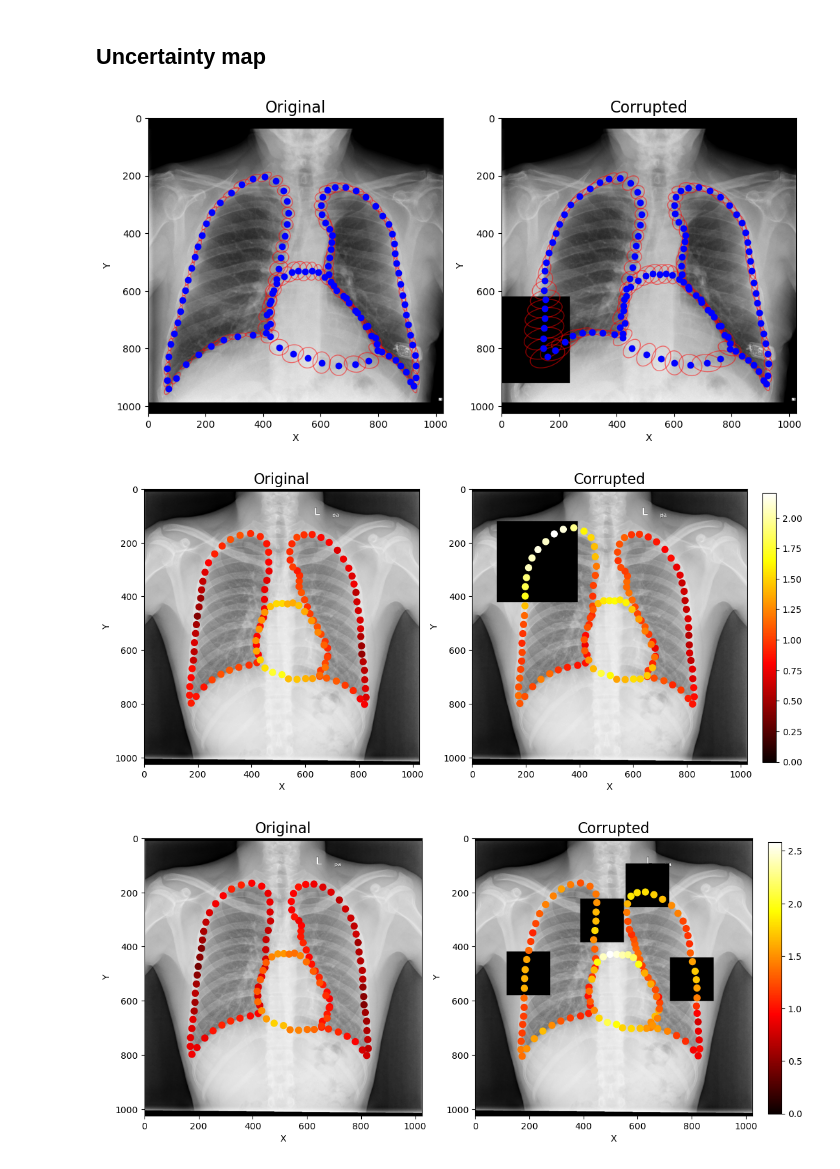
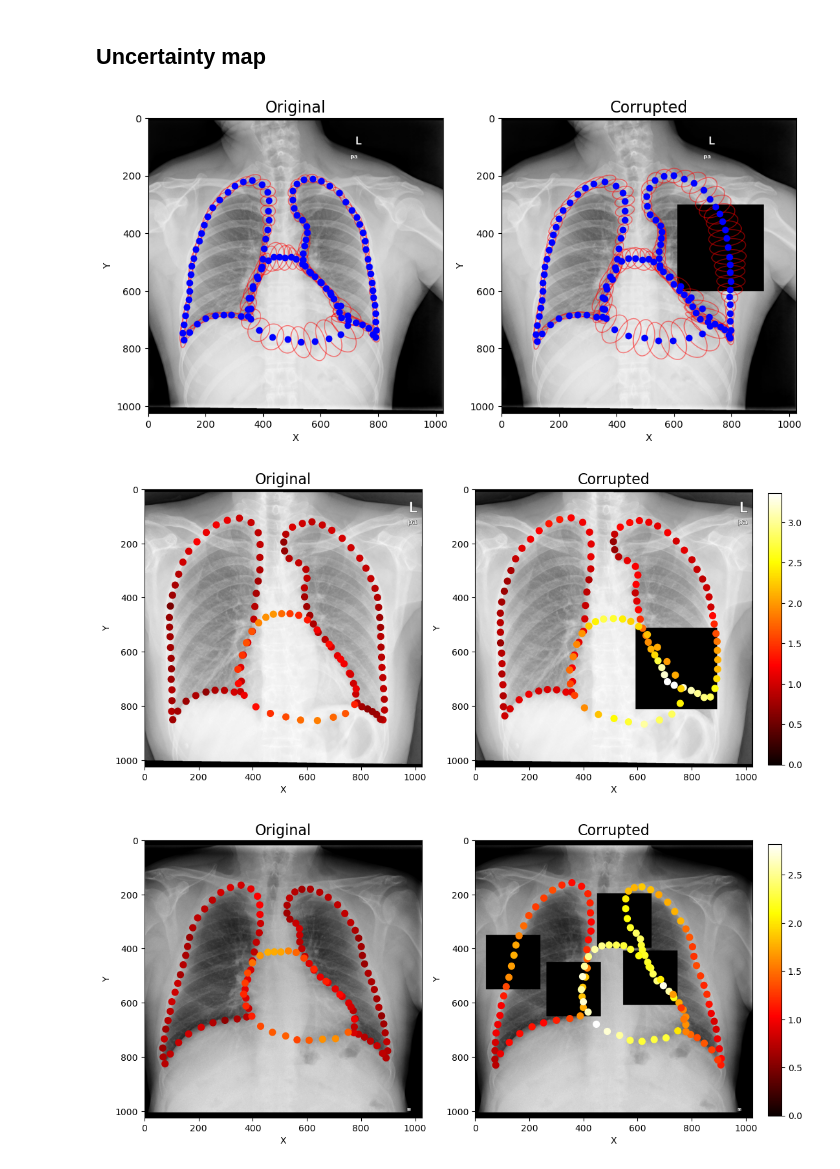
Before and after one commit to mcosarinsky/HybridGNet-uncertainty, a Jupyter notebook: Plots.ipynb, the cells around one changed output. Drawn from its saved outputs; the diff is of its cells as text; code cells hidden in the pictures.

```diff
--- a/Plots.ipynb
+++ b/Plots.ipynb
@@ -10,7 +10,7 @@ from DataPreparation import *
 
 # Paths
 img_dir = 'Datasets/Chestxray/Test_images'
-output_dir = 'Datasets/Chestxray/Output'
+output_dir = 'Datasets/Chestxray/Output_Skip'
 img_name = 'CHNCXR_0062_0.png'
 
 df, img = load_image_and_samples(img_dir, output_dir, img_name)
@@ -77,24 +120,24 @@ for img_name in selected_images:
 ## Uncertainty map
 # %%
 img_dir_corr = 'Datasets/Chestxray/Test_images/Corrupted/occlusion'
-output_dir_corr = 'Datasets/Chestxray/Output/Corrupted/occlusion'
+output_dir_corr = 'Datasets/Chestxray/Output_Skip/Corrupted/occlusion'
 
-img_name_orig = '121369866312829737404259612004787672904_od40ao.png'
+img_name_orig = 'CHNCXR_0080_0.png'
 img_name_corr = f"{img_name_orig.strip('.png')}_1.png"
 
 df_orig, img_orig = load_image_and_samples(img_dir, output_dir, img_name_orig)
 df_corr, img_corr = load_image_and_samples(img_dir_corr, output_dir_corr, img_name_corr)
 
 fig, axes = plot_comparison(
     df_orig, img_orig, df_corr, img_corr,
     plot_fn=plot_mean_with_uncertainty,
     use_error_bars=False,
     scale_factor=8
 )
 # %% [output]
-[figure, old version]
+[figure, new version]
 # %%
-img_name_orig = 'CHNCXR_0304_0.png'
+img_name_orig = 'CHNCXR_0096_0.png'
 img_name_corr = f"{img_name_orig.strip('.png')}_1.png"
 
 df_orig, img_orig = load_image_and_samples(img_dir, output_dir, img_name_orig)
@@ -110,9 +153,9 @@ fig, axes = plot_comparison(
     show_bar=False
 )
 # %% [output]
-[figure, old version]
+[figure, new version]
 # %%
-img_name_orig = 'CHNCXR_0304_0.png'
+img_name_orig = '199072368172967010909636348828886390156_co5vik.png'
 img_name_corr = f"{img_name_orig.strip('.png')}_4.png"
 
 df_orig, img_orig = load_image_and_samples(img_dir, output_dir, img_name_orig)
@@ -126,5 +169,5 @@ fig, axes = plot_comparison(
     show_bar=False
 )
 # %% [output]
-[figure, old version]
+[figure, new version]
 # %%
```
Also changed, not shown: parts of 19 cells of this notebook, 5 other files.
